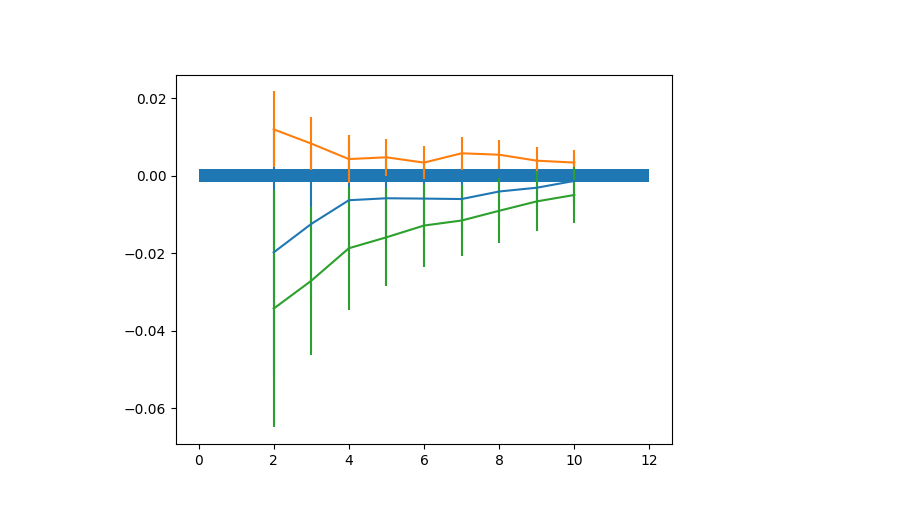
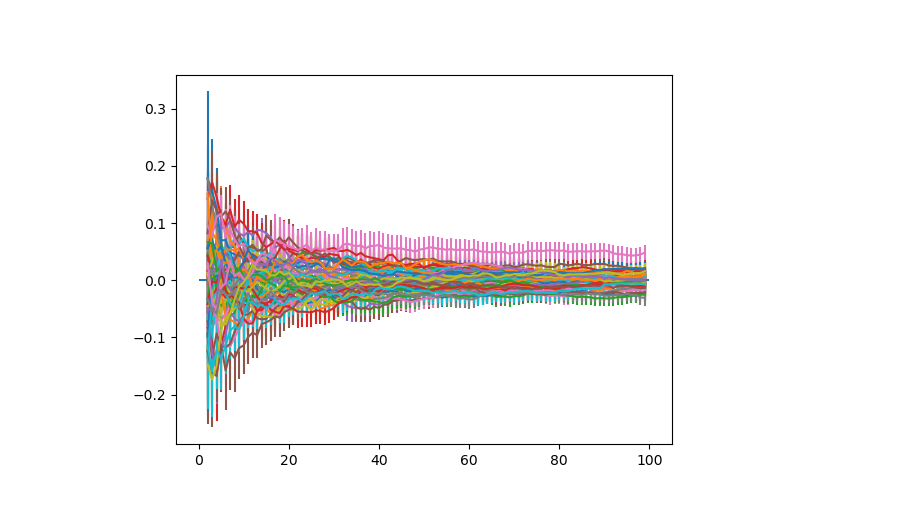
Before and after one commit to claudiopica/HiRep, a Jupyter notebook: PureGauge/tune_analysis.ipynb, the cells around one changed output. Drawn from its saved outputs; the diff is of its cells as text; code cells hidden in the pictures.

```diff
--- a/PureGauge/tune_analysis.ipynb
+++ b/PureGauge/tune_analysis.ipynb
@@ -135,0 +138,2 @@ Found 6.0 glueballs configuration measurements
+# %%
+rn_info,data_df1=read_outfile("/home/rago/HiRep/Run/hippo/Glueballs/b6.0874627/L14_anisotropic/production/Lt128/good_run_1/tune_run10_comparison_final_2/out_tune_measure_0")
@@ -158,23 +195,24 @@ data_df2
 # %%
+plt.clf()
 x1=y1=e1=[]
-for cut in range(2,11):
-    [std,data_df3] = tune_meas(data_df2,47,13,cut)
+for cut in range(2,100):
+    [std,data_df3] = tune_meas(data_df2,62,0,cut,subvev=True)
     [ly1,le1] = [data_df3["values"].tolist(),data_df3["stdmean"].tolist()]
     lx1= [cut]*len(ly1)
     x1=x1+[lx1]
     y1=y1+[ly1]
     e1=e1+[le1]
 
 
 x1 = np.array(x1).T
 y1 = np.array(y1).T
 e1 = np.array(e1).T
 fig, ax = plt.subplots()
 
 
-for i in range(len(x1)-3):
+for i in range(len(x1)):
     ax.errorbar(x1[i], y1[i], yerr=e1[i], fmt="")
-ax.fill_between([0,12],[std,std],[-std,-std])
+ax.fill_between([0,max(x1.flatten())+1],[std,std],[-std,-std])
 plt.show()
 # %% [output]
-[figure, old version]
+[figure, new version]
```
Also changed, not shown: parts of 14 cells of this notebook.
